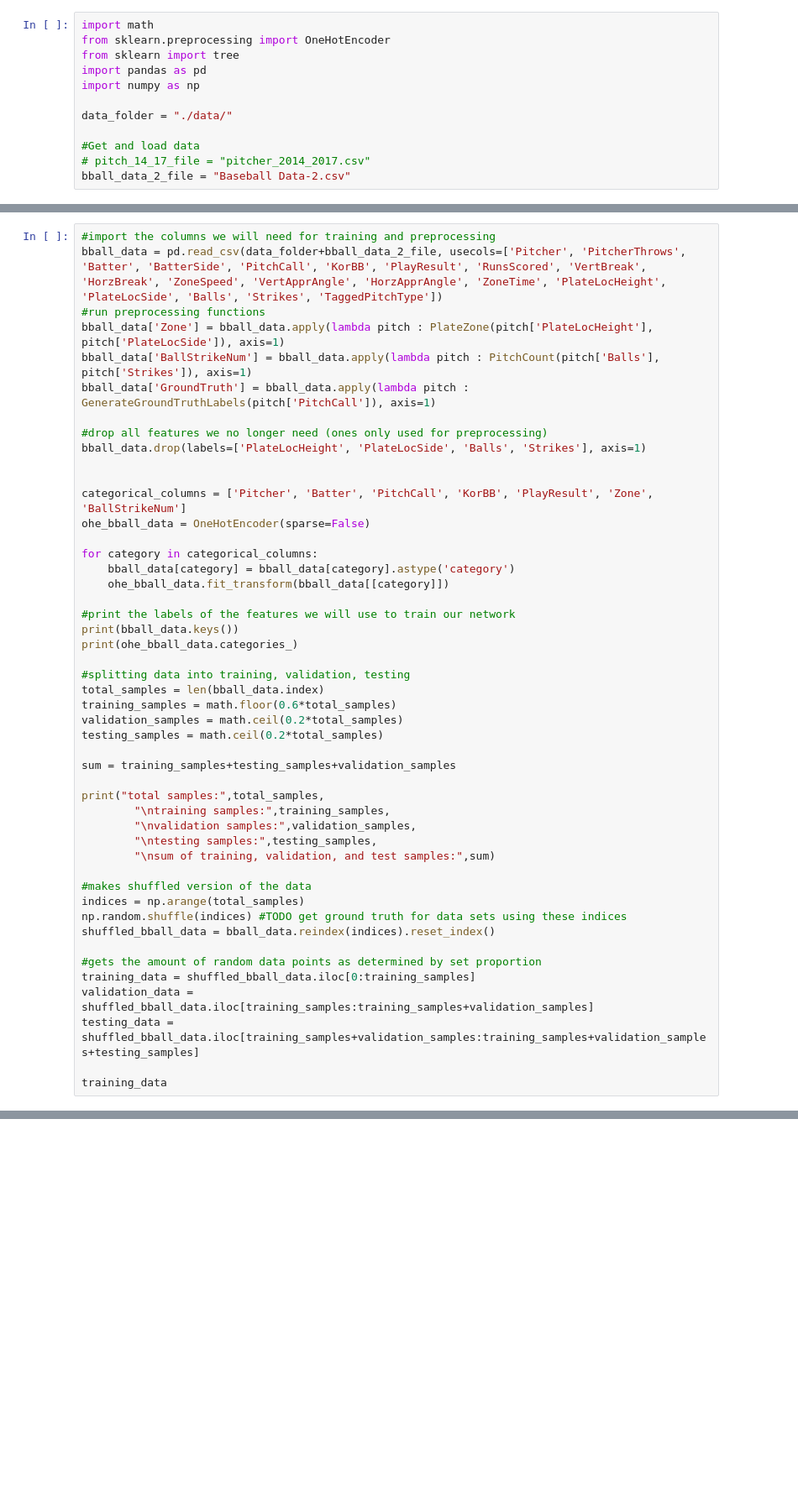
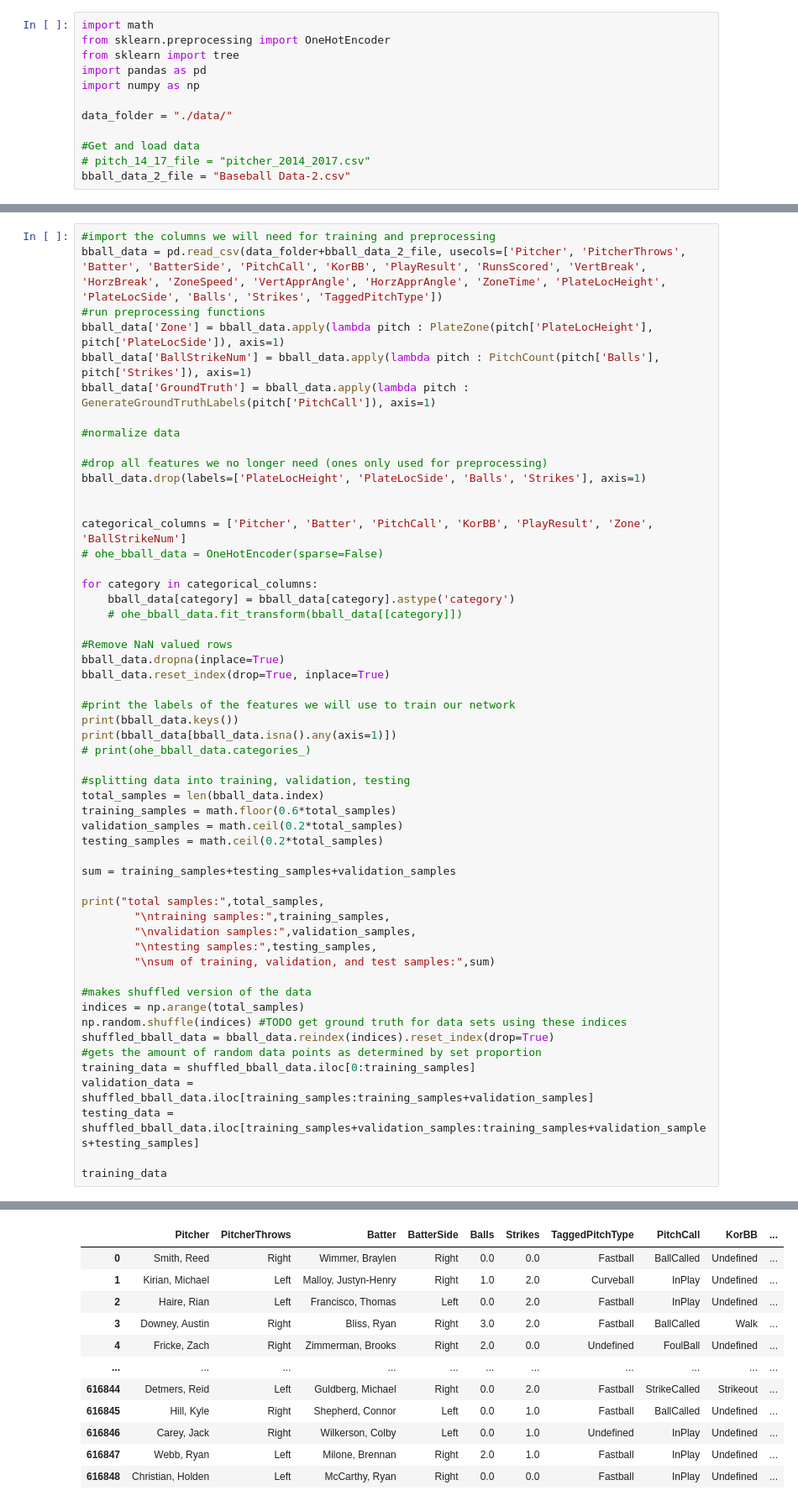
Before and after one commit to ianm24/CSCE585-Project, a Jupyter notebook: decision-tree_model.ipynb, the cells around one changed output, grey strips where cells are left out. Shown at 84% size. Cells and saved outputs as stored; diff of their text form; blank space fills up the shorter version.

```diff
--- a/decision-tree_model.ipynb
+++ b/decision-tree_model.ipynb
@@ -89,20 +90,27 @@ bball_data['Zone'] = bball_data.apply(lambda pitch : PlateZone(pitch['PlateLocHe
 bball_data['BallStrikeNum'] = bball_data.apply(lambda pitch : PitchCount(pitch['Balls'], pitch['Strikes']), axis=1)
 bball_data['GroundTruth'] = bball_data.apply(lambda pitch : GenerateGroundTruthLabels(pitch['PitchCall']), axis=1)
 
+#normalize data
+
 #drop all features we no longer need (ones only used for preprocessing)
 bball_data.drop(labels=['PlateLocHeight', 'PlateLocSide', 'Balls', 'Strikes'], axis=1)
 
 
 categorical_columns = ['Pitcher', 'Batter', 'PitchCall', 'KorBB', 'PlayResult', 'Zone', 'BallStrikeNum']
-ohe_bball_data = OneHotEncoder(sparse=False)
+# ohe_bball_data = OneHotEncoder(sparse=False)
 
 for category in categorical_columns:
     bball_data[category] = bball_data[category].astype('category')
-    ohe_bball_data.fit_transform(bball_data[[category]])
+    # ohe_bball_data.fit_transform(bball_data[[category]])
+
+#Remove NaN valued rows
+bball_data.dropna(inplace=True)
+bball_data.reset_index(drop=True, inplace=True)
 
 #print the labels of the features we will use to train our network
 print(bball_data.keys())
-print(ohe_bball_data.categories_)
+print(bball_data[bball_data.isna().any(axis=1)])
+# print(ohe_bball_data.categories_)
 
 #splitting data into training, validation, testing
 total_samples = len(bball_data.index)
@@ -121,8 +129,7 @@ print("total samples:",total_samples,
 #makes shuffled version of the data
 indices = np.arange(total_samples)
 np.random.shuffle(indices) #TODO get ground truth for data sets using these indices
-shuffled_bball_data = bball_data.reindex(indices).reset_index()
-
+shuffled_bball_data = bball_data.reindex(indices).reset_index(drop=True)
 #gets the amount of random data points as determined by set proportion
 training_data = shuffled_bball_data.iloc[0:training_samples]
 validation_data = shuffled_bball_data.iloc[training_samples:training_samples+validation_samples]
@@ -133,0 +156,12 @@ MemoryError: Unable to allocate 44.8 GiB for an array with shape (1040373, 5783)
+|  | Pitcher | PitcherThrows | Batter | BatterSide | Balls | Strikes | TaggedPitchType | PitchCall | KorBB | ... |
+| 0 | Smith, Reed | Right | Wimmer, Braylen | Right | 0.0 | 0.0 | Fastball | BallCalled | Undefined | ... |
+| 1 | Kirian, Michael | Left | Malloy, Justyn-Henry | Right | 1.0 | 2.0 | Curveball | InPlay | Undefined | ... |
+| 2 | Haire, Rian | Left | Francisco, Thomas | Left | 0.0 | 2.0 | Fastball | InPlay | Undefined | ... |
+| 3 | Downey, Austin | Right | Bliss, Ryan | Right | 3.0 | 2.0 | Fastball | BallCalled | Walk | ... |
+| 4 | Fricke, Zach | Right | Zimmerman, Brooks | Right | 2.0 | 0.0 | Undefined | FoulBall | Undefined | ... |
+| ... | ... | ... | ... | ... | ... | ... | ... | ... | ... | ... |
+| 616844 | Detmers, Reid | Left | Guldberg, Michael | Right | 0.0 | 2.0 | Fastball | StrikeCalled | Strikeout | ... |
+| 616845 | Hill, Kyle | Right | Shepherd, Connor | Left | 0.0 | 1.0 | Fastball | BallCalled | Undefined | ... |
+| 616846 | Carey, Jack | Right | Wilkerson, Colby | Left | 0.0 | 1.0 | Undefined | InPlay | Undefined | ... |
+| 616847 | Webb, Ryan | Left | Milone, Brennan | Right | 2.0 | 1.0 | Fastball | InPlay | Undefined | ... |
+| 616848 | Christian, Holden | Left | McCarthy, Ryan | Right | 0.0 | 0.0 | Fastball | InPlay | Undefined | ... |
```
Also changed, not shown: parts of 5 cells of this notebook, 3 other files.
